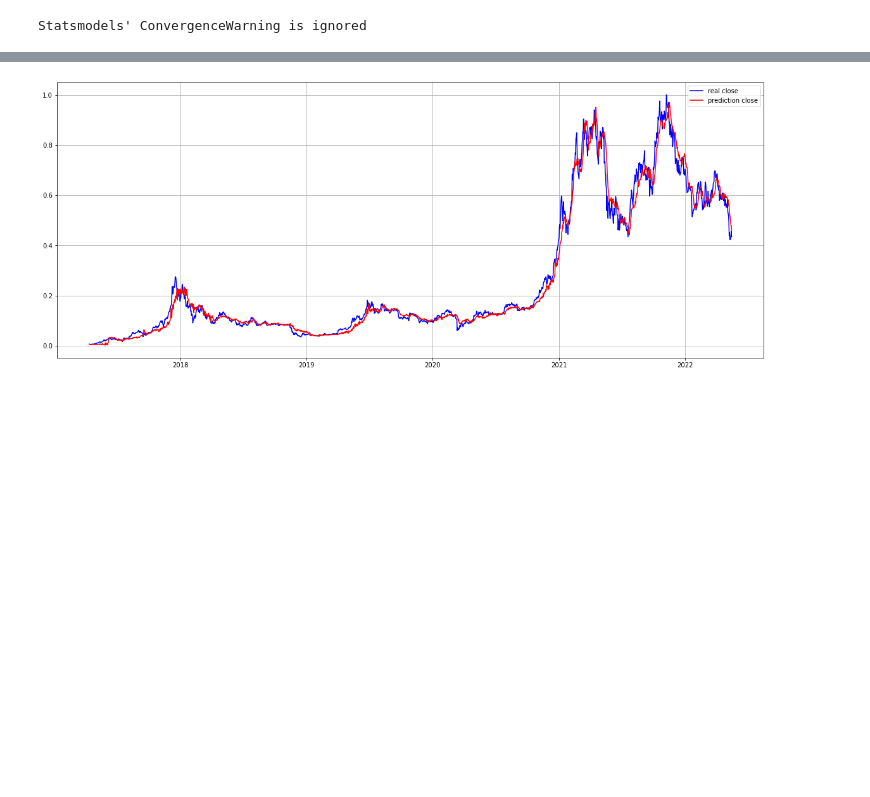
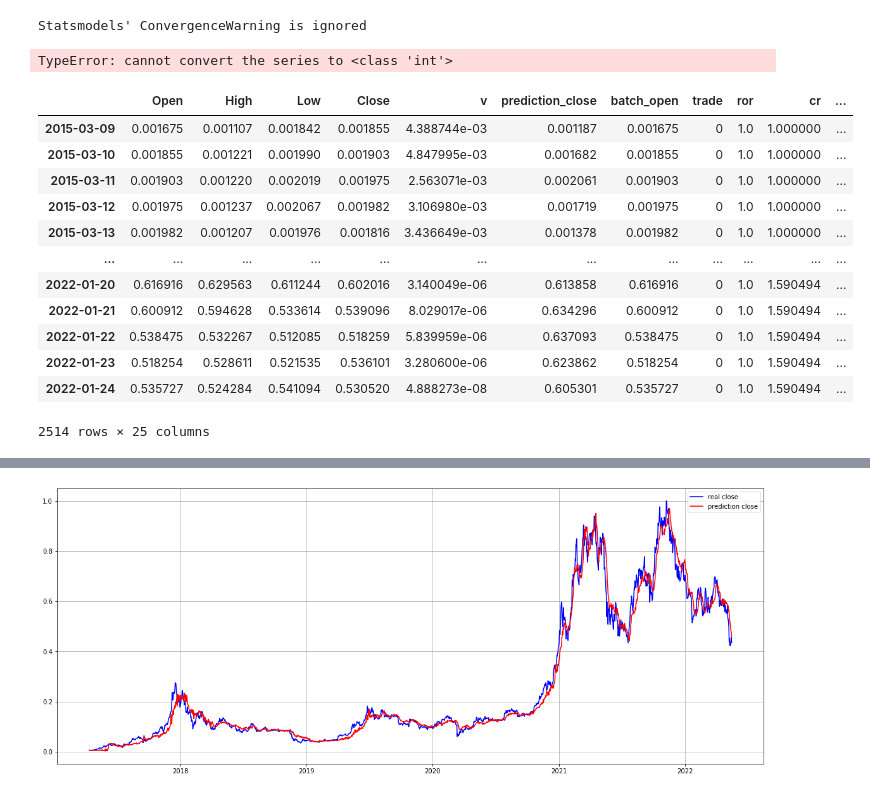
Before and after one commit to happysms/RuleBase-VS-TimeSeries-Algorithm, a Jupyter notebook: LSTM/LSTM_prototype.ipynb, the cells around one changed output, grey strips where cells are left out. Cells and saved outputs as stored; diff of their text form; code cells hidden in the pictures; blank space fills up the shorter version.

```diff
--- a/LSTM/LSTM_prototype.ipynb
+++ b/LSTM/LSTM_prototype.ipynb
@@ -983,0 +1342,26 @@ with open("../btc_usd_1d.pkl", "rb") as f:
+# %%
+result_df.index.name = None
+# %%
+result_df.index = pd.to_datetime(result_df.index)
+# %%
+result_df.rename(columns={'o':'Open','h':'High', 'l':'Low', 'c':'Close'}, inplace=True)
+# %%
+result_df.index = datetime(result_df[result_df.columns[0]])
+# %% [output]
+TypeError: cannot convert the series to <class 'int'>
+# %%
+result_df
+# %% [output]
+|  | Open | High | Low | Close | v | prediction_close | batch_open | trade | ror | cr | ... |
+| 2015-03-09 | 0.001675 | 0.001107 | 0.001842 | 0.001855 | 4.388744e-03 | 0.001187 | 0.001675 | 0 | 1.0 | 1.000000 | ... |
+| 2015-03-10 | 0.001855 | 0.001221 | 0.001990 | 0.001903 | 4.847995e-03 | 0.001682 | 0.001855 | 0 | 1.0 | 1.000000 | ... |
+| 2015-03-11 | 0.001903 | 0.001220 | 0.002019 | 0.001975 | 2.563071e-03 | 0.002061 | 0.001903 | 0 | 1.0 | 1.000000 | ... |
+| 2015-03-12 | 0.001975 | 0.001237 | 0.002067 | 0.001982 | 3.106980e-03 | 0.001719 | 0.001975 | 0 | 1.0 | 1.000000 | ... |
+| 2015-03-13 | 0.001982 | 0.001207 | 0.001976 | 0.001816 | 3.436649e-03 | 0.001378 | 0.001982 | 0 | 1.0 | 1.000000 | ... |
+| ... | ... | ... | ... | ... | ... | ... | ... | ... | ... | ... | ... |
+| 2022-01-20 | 0.616916 | 0.629563 | 0.611244 | 0.602016 | 3.140049e-06 | 0.613858 | 0.616916 | 0 | 1.0 | 1.590494 | ... |
+| 2022-01-21 | 0.600912 | 0.594628 | 0.533614 | 0.539096 | 8.029017e-06 | 0.634296 | 0.600912 | 0 | 1.0 | 1.590494 | ... |
+| 2022-01-22 | 0.538475 | 0.532267 | 0.512085 | 0.518259 | 5.839959e-06 | 0.637093 | 0.538475 | 0 | 1.0 | 1.590494 | ... |
+| 2022-01-23 | 0.518254 | 0.528611 | 0.521535 | 0.536101 | 3.280600e-06 | 0.623862 | 0.518254 | 0 | 1.0 | 1.590494 | ... |
+| 2022-01-24 | 0.535727 | 0.524284 | 0.541094 | 0.530520 | 4.888273e-08 | 0.605301 | 0.535727 | 0 | 1.0 | 1.590494 | ... |
+2514 rows × 25 columns
```
Also changed, not shown: parts of 54 cells of this notebook.
